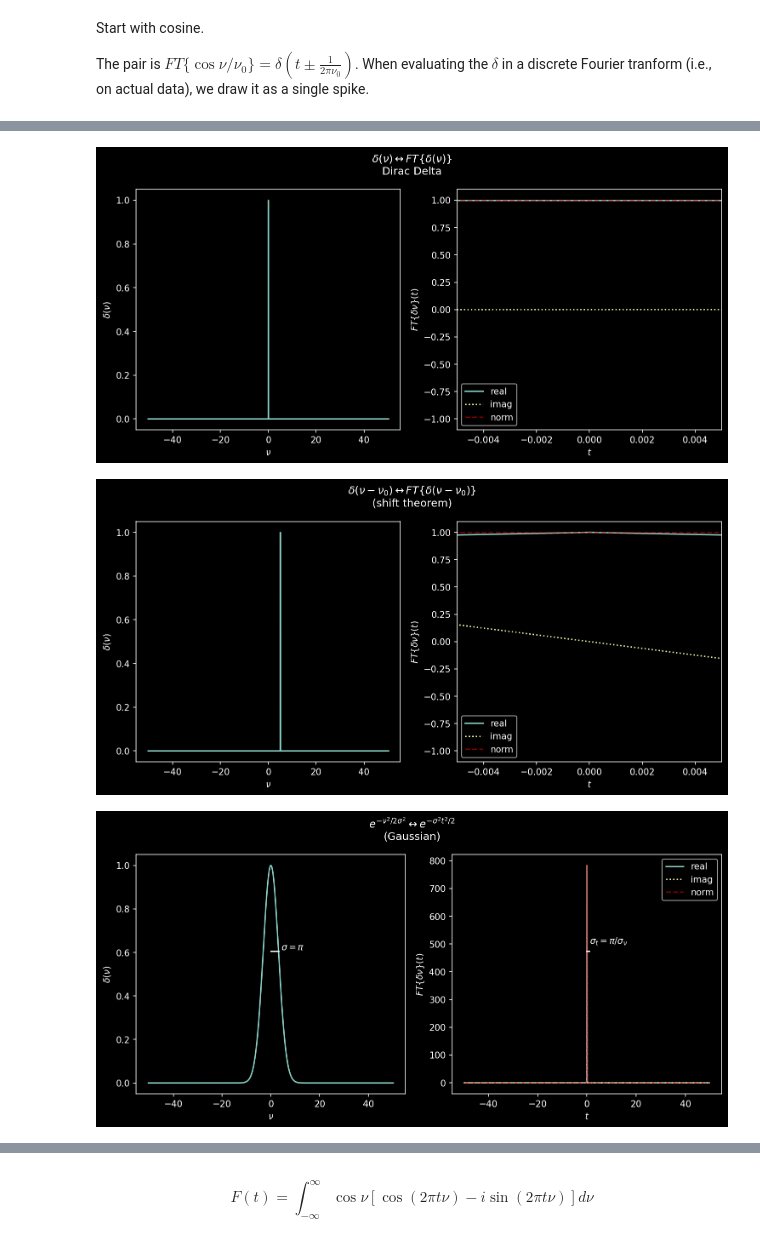
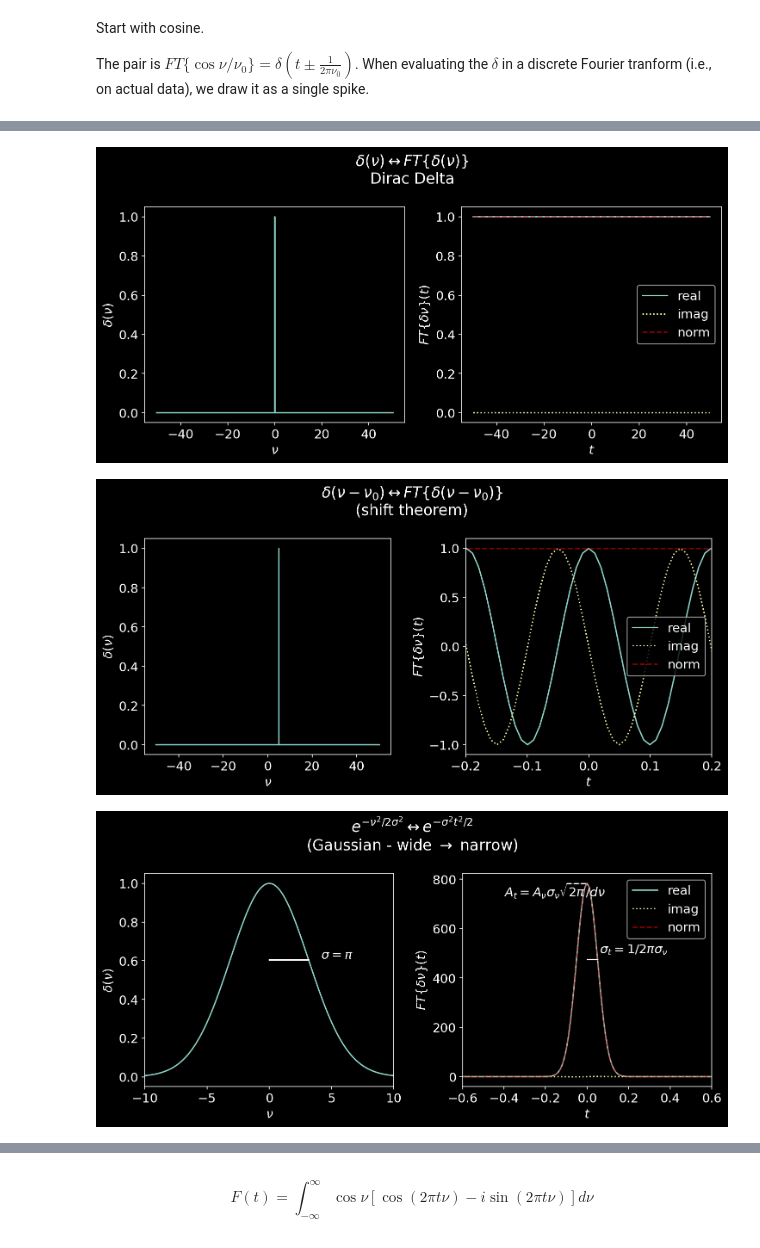
Before and after one commit to keflavich/AST4723-Public-Materials, a Jupyter notebook: FourierTransforms.ipynb, the cells around one changed output, grey strips where cells are left out. Drawn from its saved outputs; the diff is of its cells as text; code cells hidden in the pictures.

```diff
--- a/FourierTransforms.ipynb
+++ b/FourierTransforms.ipynb
@@ -24,4 +26,7 @@ Based on lectures by Nils Halversson at CU Boulder
 %matplotlib inline
 import pylab as pl
 pl.style.use('dark_background')
+pl.rcParams['font.size'] = 14
+pl.rcParams['image.origin'] = 'lower'
+pl.rcParams['figure.dpi'] = 100
 # %%
@@ -162,7 +174,8 @@ pl.tight_layout()
 # %%
 nu = np.linspace(-16*np.pi, 16*np.pi, 10000)
 y = np.zeros_like(nu)
-y[np.argmin(np.abs(nu))] = 1
+y[0] = 1
+y = np.fft.fftshift(y)
 ftx = np.fft.fft(np.fft.fftshift(y))
 tee = np.fft.fftfreq(y.size) / (nu[1]-nu[0])
 pl.figure(figsize=(10,5), dpi=150)
@@ -176,18 +189,18 @@ ax2.plot(tee[inds], (ftx[inds]).real, label='real')
 ax2.plot(tee[inds], (ftx[inds]).imag, linestyle=':', label='imag')
 ax2.plot(tee[inds], np.abs(ftx[inds]), linestyle='--', label='norm', color='r', alpha=0.5)
 pl.legend(loc='best')
-ax2.set_xlim([-0.005, 0.005]);
 ax2.set_xlabel('$t$')
 ax2.set_ylabel(r'$FT\{\delta \nu\}(t)$');
 pl.suptitle(r"$\delta(\nu) \leftrightarrow FT\{\delta(\nu)\}$"
             "\nDirac Delta");
 pl.tight_layout()
 # %% [output]
-[figure, old version]
+[figure, new version]
 # %%
 nu = np.linspace(-16*np.pi, 16*np.pi, 10000)
 y = np.zeros_like(nu)
-y[np.argmin(np.abs(nu - 5))] = 1
+y[500] = 1
+y = np.fft.fftshift(y)
 ftx = np.fft.fft(np.fft.fftshift(y))
 tee = np.fft.fftfreq(y.size) / (nu[1]-nu[0])
 pl.figure(figsize=(10,5), dpi=150)
@@ -201,40 +214,46 @@ ax2.plot(tee[inds], (ftx[inds]).real, label='real')
 ax2.plot(tee[inds], (ftx[inds]).imag, linestyle=':', label='imag')
 ax2.plot(tee[inds], np.abs(ftx[inds]), linestyle='--', label='norm', color='r', alpha=0.5)
 pl.legend(loc='best')
-ax2.set_xlim([-0.005, 0.005]);
+ax2.set_xlim([-0.2, 0.2]);
 ax2.set_xlabel('$t$')
 ax2.set_ylabel(r'$FT\{\delta \nu\}(t)$');
 pl.suptitle(r"$\delta(\nu-\nu_0) \leftrightarrow FT\{\delta(\nu-\nu_0)\}$"
             "\n(shift theorem)");
 pl.tight_layout()
 # %% [output]
-[figure, old version]
+[figure, new version]
 # %%
 nu = np.linspace(-16*np.pi, 16*np.pi, 10000)
 dnu = nu[1]-nu[0]
 y = np.exp(-(nu)**2/(2*np.pi**2))
 ftx = np.fft.fft(np.fft.fftshift(y))
 tee = np.fft.fftfreq(y.size) / (nu[1]-nu[0])
 pl.figure(figsize=(10,5), dpi=150)
 ax1 = pl.subplot(1,2,1)
 ax1.plot(nu, y)
 ax1.set_xlabel(r'$\nu$')
 ax1.set_ylabel(r'$\delta(\nu)$')
 ax1.plot([0, np.pi], [0.606, 0.606], 'w')
 ax1.text(np.pi+1, 0.61, '$\sigma=\pi$')
+ax1.set_xlim(-10, 10)
 ax2 = pl.subplot(1,2,2)
 inds = np.argsort(tee)
 ax2.plot(tee[inds], (ftx[inds]).real, label='real')
 ax2.plot(tee[inds], (ftx[inds]).imag, linestyle=':', label='imag')
 ax2.plot(tee[inds], np.abs(ftx[inds]), linestyle='--', label='norm', color='r', alpha=0.5)
 pl.legend(loc='best')
-#ax2.set_xlim([-0.005, 0.005]);
+ax2.set_xlim([-0.6, 0.6]);
 ax2.set_xlabel('$t$')
 ax2.set_ylabel(r'$FT\{\delta \nu\}(t)$');
-ax2.plot([0, 1], [0.606*y.sum(), 0.606*y.sum()], 'w')
-ax2.text(1+0.1, 500, '$\sigma_t=\pi/\sigma_\\nu$')# CORRECT THIS
+ax2.plot([0, 1/(2*np.pi**2)], [0.606*y.sum(), 0.606*y.sum()], 'w')
+ax2.text(1/(2*np.pi**2)+0.01, 500, '$\sigma_t=1/2 \pi \sigma_\\nu$')# CORRECT THIS
+sigma_t = np.pi
+A = 1 * np.sqrt(2*np.pi) * sigma_t / dnu
+ax2.plot([-0.1, 0], [A, A], linestyle='--', color='w')
+ax2.text(-0.4, A*0.93, r'$A_t=A_\nu \sigma_\nu \sqrt{2 \pi}/ d\nu$')
+
 pl.suptitle(r"$e^{-\nu^2/2\sigma^2} \leftrightarrow e^{-\sigma^2 t^2/2}$"
-            "\n(Gaussian)");
+            "\n(Gaussian - wide $\\rightarrow$ narrow)");
 pl.tight_layout()
 # %% [output]
-[figure, old version]
+[figure, new version]
```
Also changed, not shown: parts of 55 cells of this notebook.
